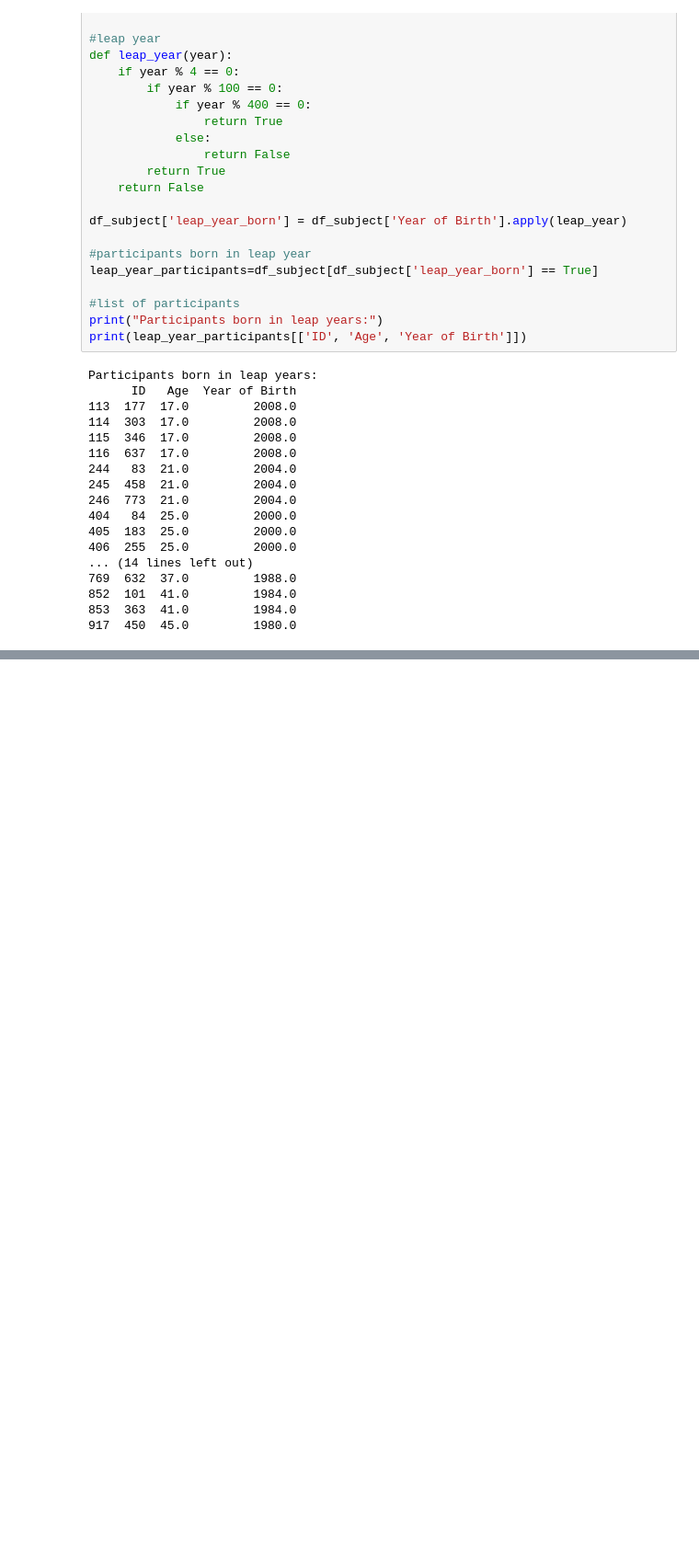
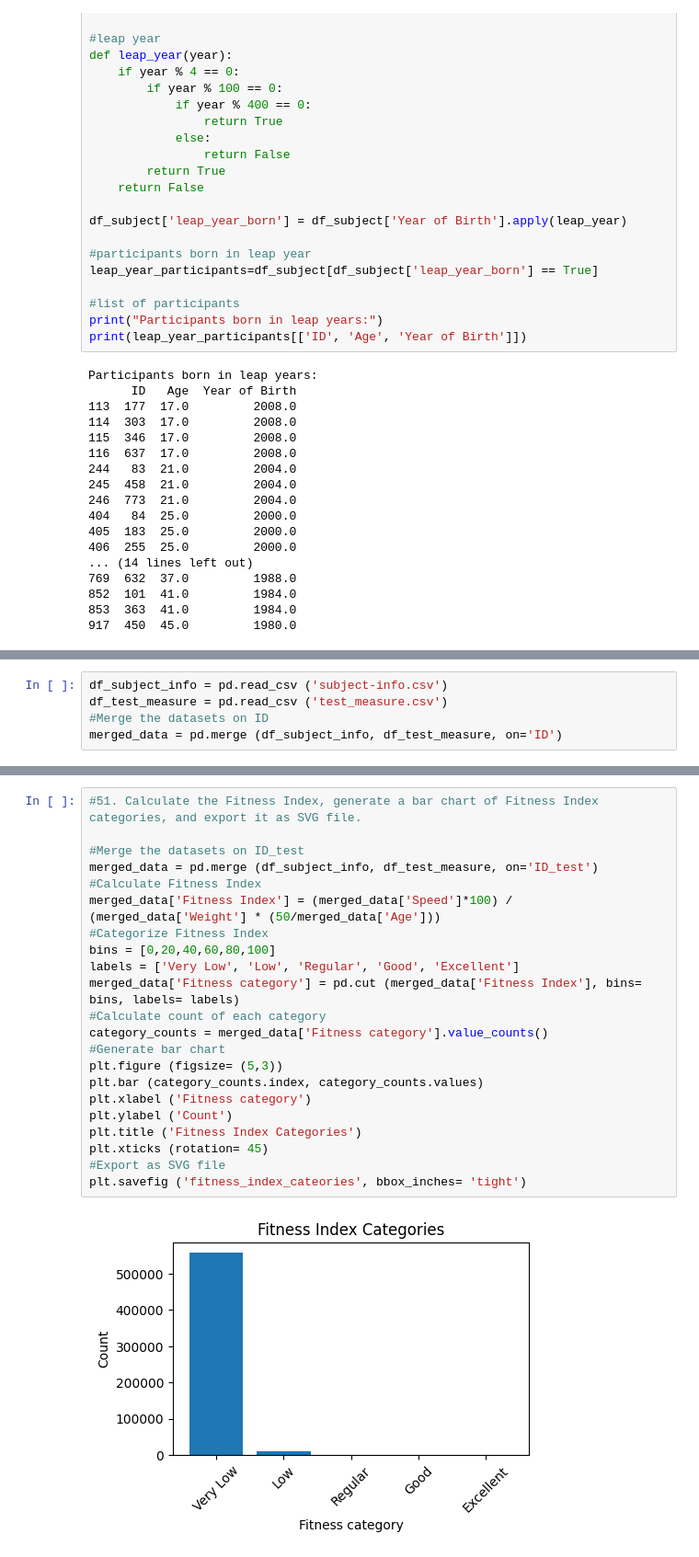
Before and after one commit to Chaithra-Git/Team7_LambdaLegends_PythonHackathon_APRIL25, a Jupyter notebook: Team7_LambdaLegends_Main80Questions.ipynb, the cells around one changed output, grey strips where cells are left out. Shown at 92% size. Saved outputs shown, nothing was run; the diff lists cells and outputs as text; blank space fills up the shorter version.

```diff
--- a/Team7_LambdaLegends_Main80Questions.ipynb
+++ b/Team7_LambdaLegends_Main80Questions.ipynb
@@ -1392,0 +1357,5 @@ plt.show()
+# %%
+df_subject_info = pd.read_csv ('subject-info.csv')
+df_test_measure = pd.read_csv ('test_measure.csv')
+#Merge the datasets on ID
+merged_data = pd.merge (df_subject_info, df_test_measure, on='ID')
@@ -1392,0 +1387,24 @@ plt.show()
+# %%
+#51. Calculate the Fitness Index, generate a bar chart of Fitness Index categories, and export it as SVG file.
+
+#Merge the datasets on ID_test
+merged_data = pd.merge (df_subject_info, df_test_measure, on='ID_test')
+#Calculate Fitness Index
+merged_data['Fitness Index'] = (merged_data['Speed']*100) / (merged_data['Weight'] * (50/merged_data['Age']))
+#Categorize Fitness Index
+bins = [0,20,40,60,80,100]
+labels = ['Very Low', 'Low', 'Regular', 'Good', 'Excellent']
+merged_data['Fitness category'] = pd.cut (merged_data['Fitness Index'], bins= bins, labels= labels)
+#Calculate count of each category
+category_counts = merged_data['Fitness category'].value_counts()
+#Generate bar chart
+plt.figure (figsize= (5,3))
+plt.bar (category_counts.index, category_counts.values)
+plt.xlabel ('Fitness category')
+plt.ylabel ('Count')
+plt.title ('Fitness Index Categories')
+plt.xticks (rotation= 45)
+#Export as SVG file
+plt.savefig ('fitness_index_cateories', bbox_inches= 'tight')
+# %% [output]
+[figure, added]
```
Also changed, not shown: parts of 38 cells of this notebook.
